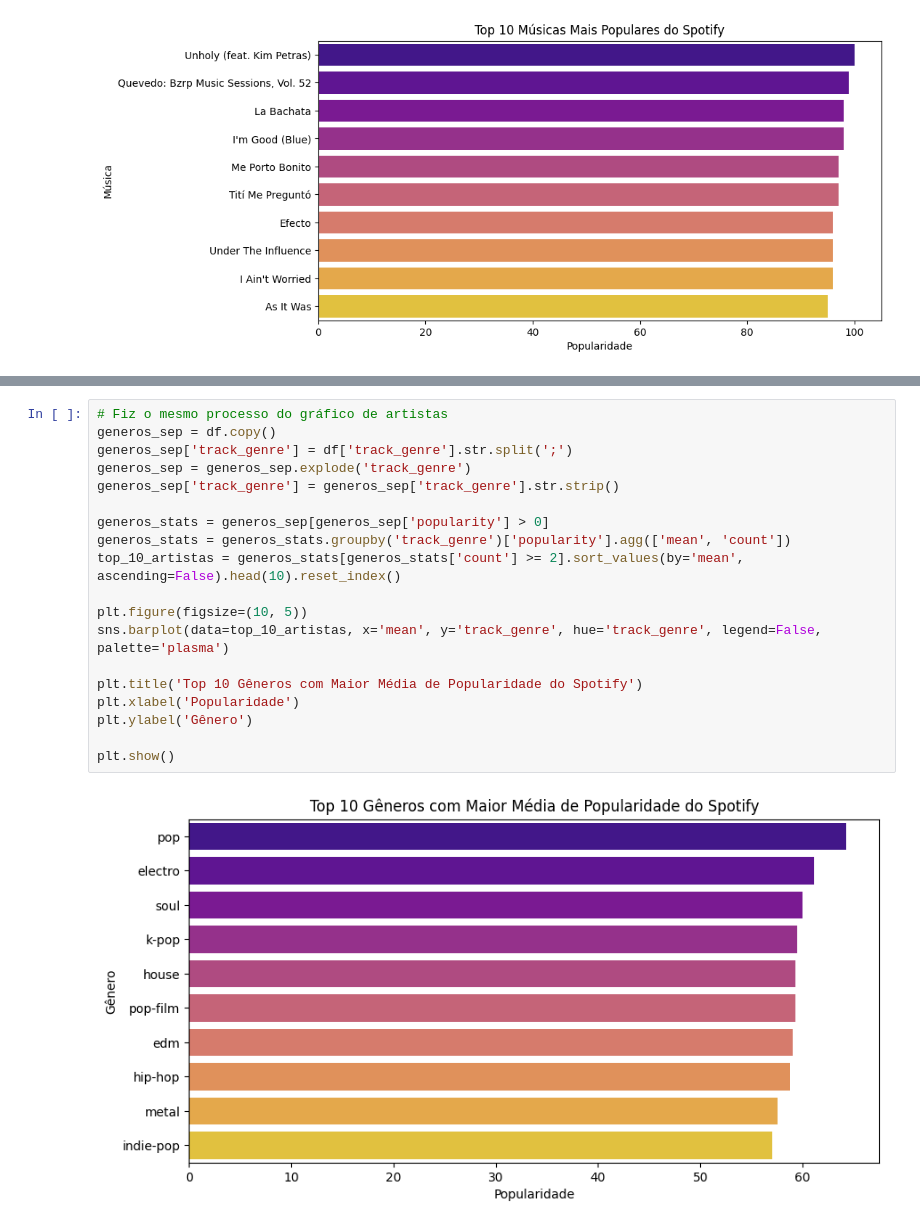
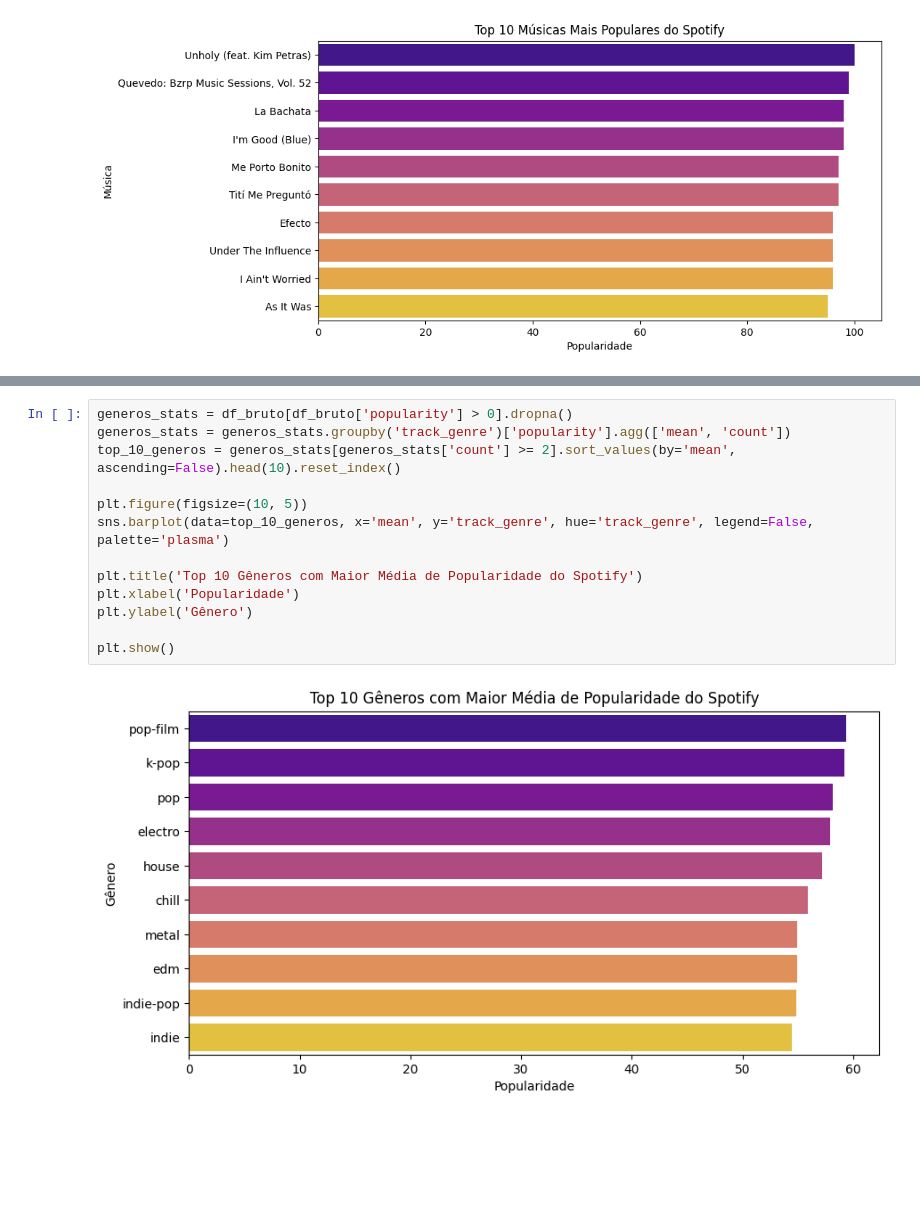
Before and after one commit to matheusphilip/machine-learning-spotify, a Jupyter notebook: spotify.ipynb, the cells around one changed output, grey strips where cells are left out. Drawn from its saved outputs; the diff is of its cells as text; blank space fills up the shorter version.

```diff
--- a/spotify.ipynb
+++ b/spotify.ipynb
@@ -84,23 +86,17 @@ plt.show()
 # %% [output]
 [figure]
 # %%
-# Fiz o mesmo processo do gráfico de artistas
-generos_sep = df.copy()
-generos_sep['track_genre'] = df['track_genre'].str.split(';')
-generos_sep = generos_sep.explode('track_genre')
-generos_sep['track_genre'] = generos_sep['track_genre'].str.strip()
-
-generos_stats = generos_sep[generos_sep['popularity'] > 0]
+generos_stats = df_bruto[df_bruto['popularity'] > 0].dropna()
 generos_stats = generos_stats.groupby('track_genre')['popularity'].agg(['mean', 'count'])
-top_10_artistas = generos_stats[generos_stats['count'] >= 2].sort_values(by='mean', ascending=False).head(10).reset_index()
+top_10_generos = generos_stats[generos_stats['count'] >= 2].sort_values(by='mean', ascending=False).head(10).reset_index()
 
 plt.figure(figsize=(10, 5))
-sns.barplot(data=top_10_artistas, x='mean', y='track_genre', hue='track_genre', legend=False, palette='plasma')
+sns.barplot(data=top_10_generos, x='mean', y='track_genre', hue='track_genre', legend=False, palette='plasma')
 
 plt.title('Top 10 Gêneros com Maior Média de Popularidade do Spotify')
 plt.xlabel('Popularidade')
 plt.ylabel('Gênero')
 
 plt.show()
 # %% [output]
-[figure, old version]
+[figure, new version]
```
Also changed, not shown: parts of 5 cells of this notebook.
